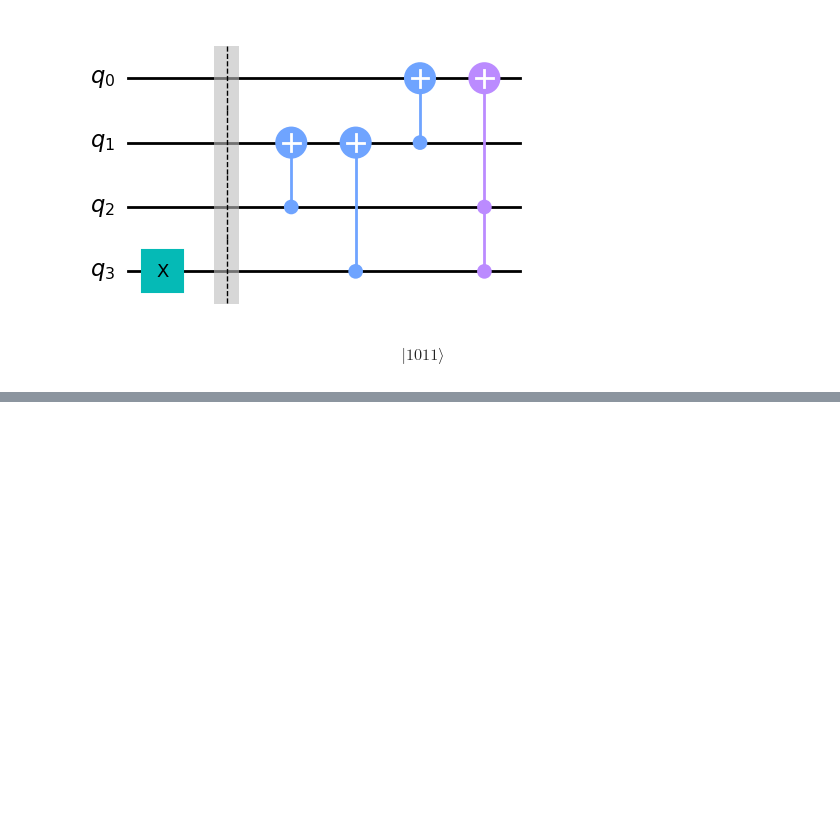
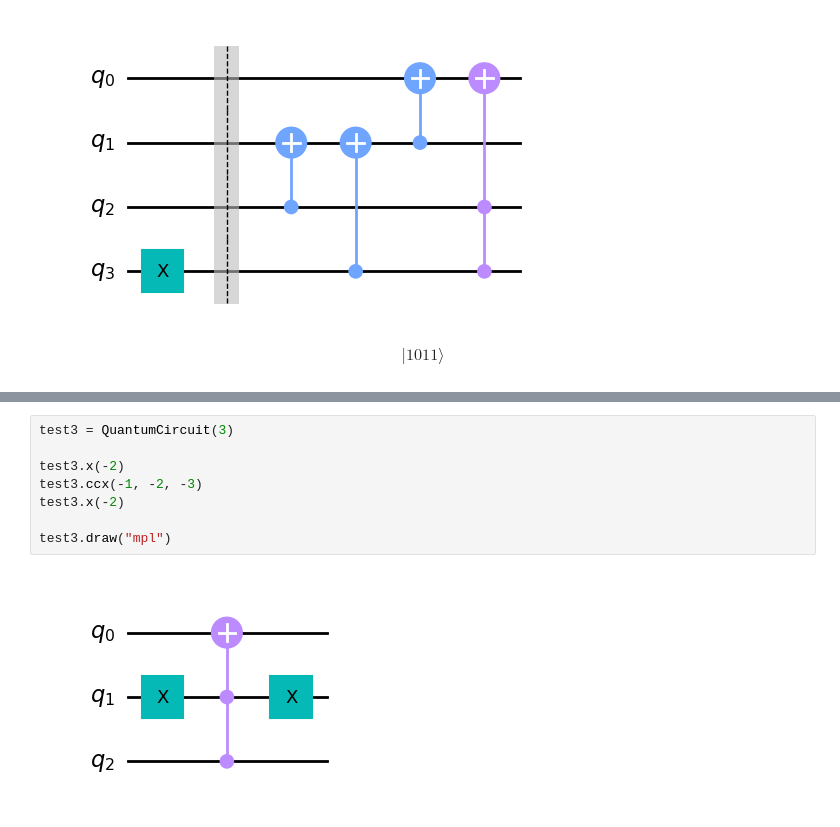
Before and after one commit to Dpbm/QPapersPlease, a Jupyter notebook: papers-please.ipynb, the cells around one changed output, grey strips where cells are left out. Saved outputs shown, nothing was run; the diff lists cells and outputs as text; blank space fills up the shorter version.

```diff
--- a/papers-please.ipynb
+++ b/papers-please.ipynb
@@ -143,0 +209,10 @@ $$ |1011\rangle$$
+# %%
+test3 = QuantumCircuit(3)
+
+test3.x(-2)
+test3.ccx(-1, -2, -3)
+test3.x(-2)
+
+test3.draw("mpl")
+# %% [output]
+[figure, added]
```
Also changed, not shown: parts of 18 cells of this notebook.
